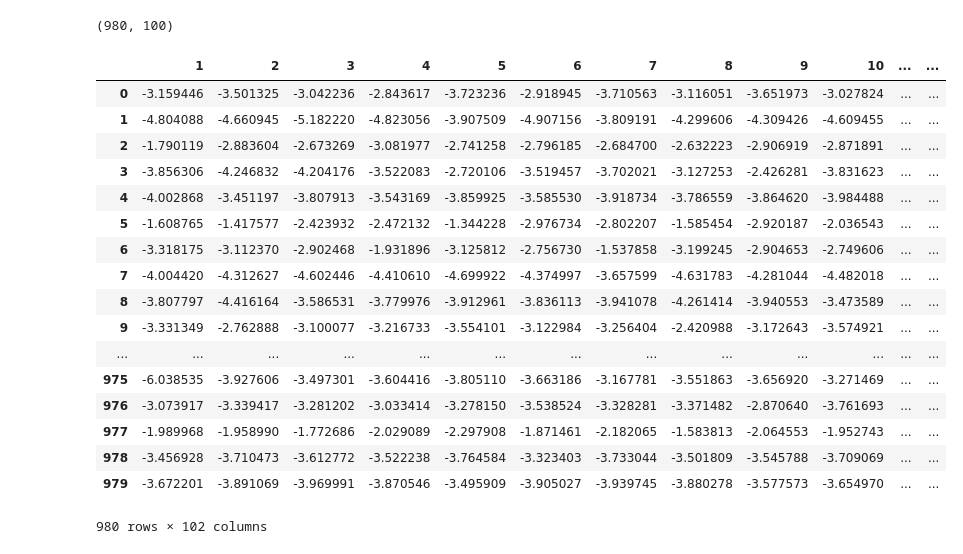
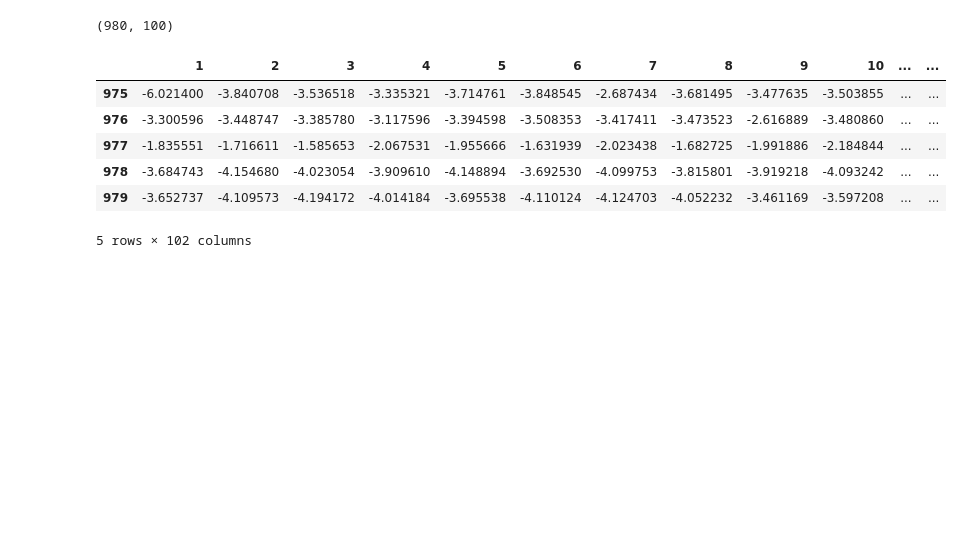
Before and after one commit to anthonyhu/aerosol-depth-prediction, a Jupyter notebook: KAGGLE2.ipynb, the cells around one changed output. Drawn from its saved outputs; the diff is of its cells as text; code cells hidden in the pictures; blank space fills up the shorter version.

```diff
--- a/KAGGLE2.ipynb
+++ b/KAGGLE2.ipynb
@@ -138,0 +417,7 @@ Pruning 2 RMSE: 0.714609723543
+# %%
+ID2 = ["id2"]
+id2_Array = np.asarray(id2)
+df_id2 = pd.DataFrame(id2_Array, columns=ID2)
+df_id2_y_hat = pd.concat([train_pred,df_id2], axis=1)
+
+df_kept_y_hat = df_id2_y_hat[df_id2_y_hat['id2'].isin(np.asarray(kept_instances))]
@@ -138,0 +456,16 @@ Pruning 2 RMSE: 0.714609723543
+# %%
+# SPREAD BETWEEN mean of y_hat and true y
+id3_array = np.asarray(id3)
+df_id3 = pd.DataFrame(id3_array, columns=["id"])
+df_trueY_withID = pd.concat([df_id3,df_new_y], axis=1)
+
+RMSE = []
+Difference = []
+
+for i in range(1,981):
+    xxx = (df_trueY_withID[df_trueY_withID["id"] == i])
+    xxx2 = (df_new_index[df_new_index["id"] == i])
+    mean_tmp1 = np.mean(xxx2.loc[:,"y_hat"])
+    mean_tmp2 = (xxx.loc[:,"y"])
+    Difference.append(mean_tmp1-mean_tmp2)
+    RMSE.append(np.sqrt(np.mean(np.sum(np.square(mean_tmp1-mean_tmp2)))))
@@ -139,4 +503,6 @@ Pruning 2 RMSE: 0.714609723543
 # %%
 id_y_dict = dict(zip(train["id"], train["y"]))
 
-train_pred["y"] = train_pred["id"].map(id_y_dict)
+train_pred["y"] = train_pred["id"].replace(id_y_dict)
+
+np.shape(train_pred)
@@ -168,9 +510,0 @@ train_pred.groupby("id")["y_hat"].count().iloc[0]
-# %%
-nb_inst_bag = train_pred.groupby("id")["y"].count()[1]
-train_ensemble = train_pred.groupby("id")["y"].first().reset_index()
-cols_ensemble = []
-
-for i in range(nb_inst_bag):
-    cols_ensemble.append("y_hat_" + str(i))
-    train_ensemble["y_hat_" + str(i)] = train_pred.groupby("id")["y_hat"].nth(i).values
-train_ensemble
@@ -234,27 +547,16 @@ df_true_y =  pd.DataFrame(true_yArray, columns=LABEL)
 df_id_columnArray = pd.DataFrame(id_columnArray, columns=ID)
 
 df_predicted_true = pd.concat([df_predicted_y,df_id_columnArray,df_true_y], axis=1)
-# %%
-df_predicted_true
-# %% [output]
-|  | 1 | 2 | 3 | 4 | 5 | 6 | 7 | 8 | 9 | 10 | ... | ... |
-| 0 | -3.159446 | -3.501325 | -3.042236 | -2.843617 | -3.723236 | -2.918945 | -3.710563 | -3.116051 | -3.651973 | -3.027824 | ... | ... |
-| 1 | -4.804088 | -4.660945 | -5.182220 | -4.823056 | -3.907509 | -4.907156 | -3.809191 | -4.299606 | -4.309426 | -4.609455 | ... | ... |
-| 2 | -1.790119 | -2.883604 | -2.673269 | -3.081977 | -2.741258 | -2.796185 | -2.684700 | -2.632223 | -2.906919 | -2.871891 | ... | ... |
-| 3 | -3.856306 | -4.246832 | -4.204176 | -3.522083 | -2.720106 | -3.519457 | -3.702021 | -3.127253 | -2.426281 | -3.831623 | ... | ... |
-| 4 | -4.002868 | -3.451197 | -3.807913 | -3.543169 | -3.859925 | -3.585530 | -3.918734 | -3.786559 | -3.864620 | -3.984488 | ... | ... |
-| 5 | -1.608765 | -1.417577 | -2.423932 | -2.472132 | -1.344228 | -2.976734 | -2.802207 | -1.585454 | -2.920187 | -2.036543 | ... | ... |
-| 6 | -3.318175 | -3.112370 | -2.902468 | -1.931896 | -3.125812 | -2.756730 | -1.537858 | -3.199245 | -2.904653 | -2.749606 | ... | ... |
-| 7 | -4.004420 | -4.312627 | -4.602446 | -4.410610 | -4.699922 | -4.374997 | -3.657599 | -4.631783 | -4.281044 | -4.482018 | ... | ... |
-| 8 | -3.807797 | -4.416164 | -3.586531 | -3.779976 | -3.912961 | -3.836113 | -3.941078 | -4.261414 | -3.940553 | -3.473589 | ... | ... |
-| 9 | -3.331349 | -2.762888 | -3.100077 | -3.216733 | -3.554101 | -3.122984 | -3.256404 | -2.420988 | -3.172643 | -3.574921 | ... | ... |
-| ... | ... | ... | ... | ... | ... | ... | ... | ... | ... | ... | ... | ... |
-| 975 | -6.038535 | -3.927606 | -3.497301 | -3.604416 | -3.805110 | -3.663186 | -3.167781 | -3.551863 | -3.656920 | -3.271469 | ... | ... |
-| 976 | -3.073917 | -3.339417 | -3.281202 | -3.033414 | -3.278150 | -3.538524 | -3.328281 | -3.371482 | -2.870640 | -3.761693 | ... | ... |
-| 977 | -1.989968 | -1.958990 | -1.772686 | -2.029089 | -2.297908 | -1.871461 | -2.182065 | -1.583813 | -2.064553 | -1.952743 | ... | ... |
-| 978 | -3.456928 | -3.710473 | -3.612772 | -3.522238 | -3.764584 | -3.323403 | -3.733044 | -3.501809 | -3.545788 | -3.709069 | ... | ... |
-| 979 | -3.672201 | -3.891069 | -3.969991 | -3.870546 | -3.495909 | -3.905027 | -3.939745 | -3.880278 | -3.577573 | -3.654970 | ... | ... |
-980 rows × 102 columns
 # %%
 cols_excl2 = ["y","id"]
 cols_orig2 = [c for c in df_predicted_true.columns if c not in cols_excl2]
+
+df_predicted_true.tail()
+# %% [output]
+|  | 1 | 2 | 3 | 4 | 5 | 6 | 7 | 8 | 9 | 10 | ... | ... |
+| 975 | -6.021400 | -3.840708 | -3.536518 | -3.335321 | -3.714761 | -3.848545 | -2.687434 | -3.681495 | -3.477635 | -3.503855 | ... | ... |
+| 976 | -3.300596 | -3.448747 | -3.385780 | -3.117596 | -3.394598 | -3.508353 | -3.417411 | -3.473523 | -2.616889 | -3.480860 | ... | ... |
+| 977 | -1.835551 | -1.716611 | -1.585653 | -2.067531 | -1.955666 | -1.631939 | -2.023438 | -1.682725 | -1.991886 | -2.184844 | ... | ... |
+| 978 | -3.684743 | -4.154680 | -4.023054 | -3.909610 | -4.148894 | -3.692530 | -4.099753 | -3.815801 | -3.919218 | -4.093242 | ... | ... |
+| 979 | -3.652737 | -4.109573 | -4.194172 | -4.014184 | -3.695538 | -4.110124 | -4.124703 | -4.052232 | -3.461169 | -3.597208 | ... | ... |
+5 rows × 102 columns
```
Also changed, not shown: parts of 29 cells of this notebook.
